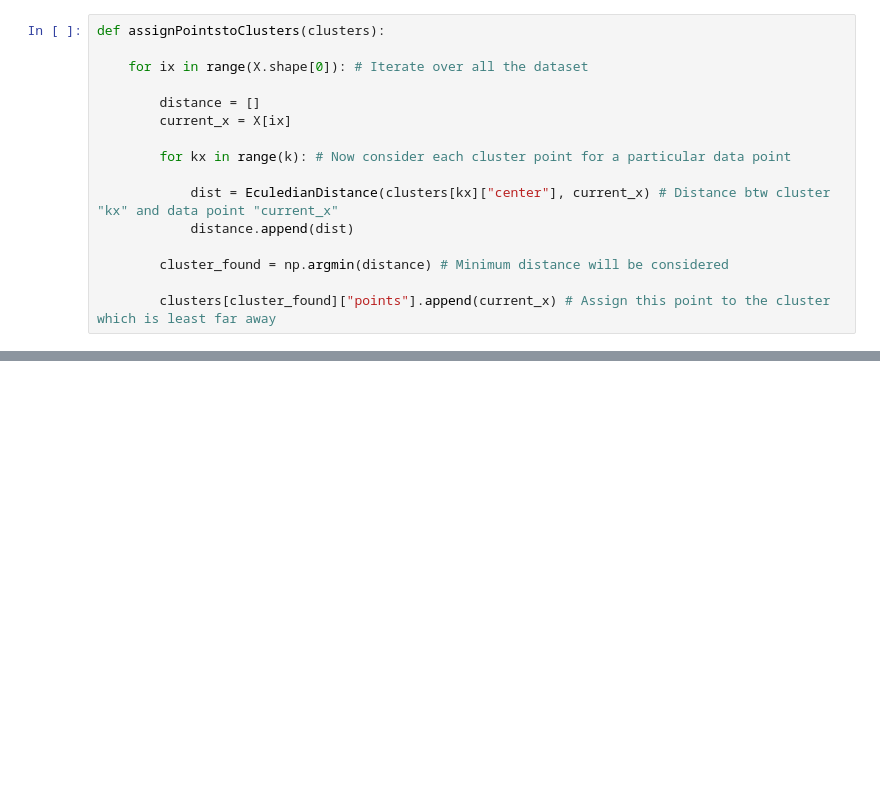
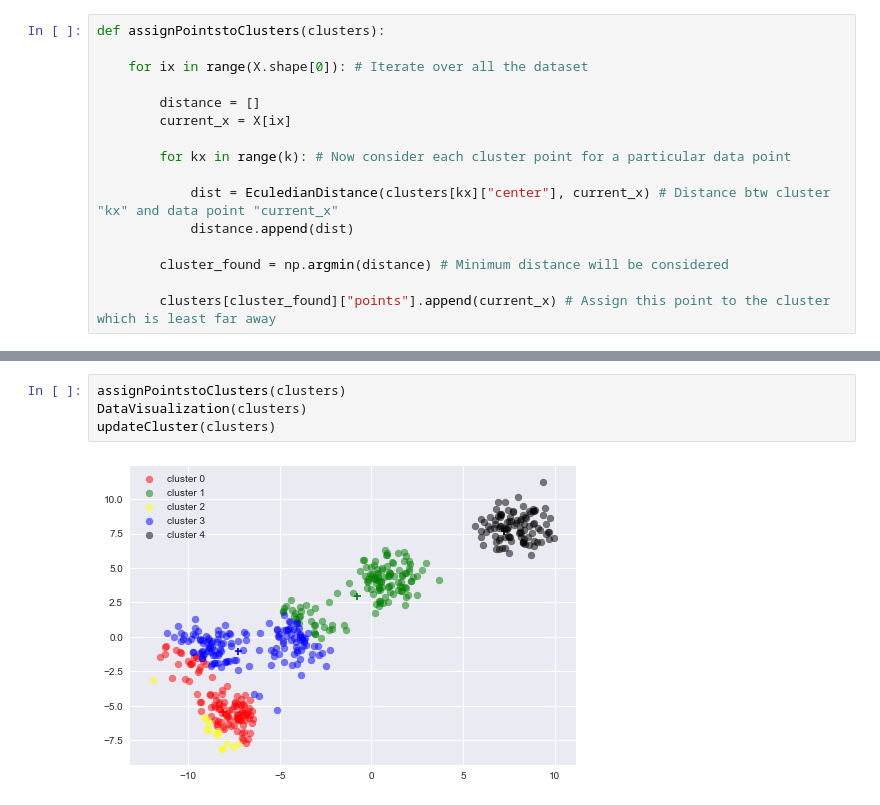
Before and after one commit to ardourApeX/Machine-Learning-Algorithms, a Jupyter notebook: K Means/main.ipynb, the cells around one changed output, grey strips where cells are left out. Cells and saved outputs as stored; diff of their text form; blank space fills up the shorter version.

```diff
--- a/K Means/main.ipynb
+++ b/K Means/main.ipynb
@@ -81,0 +119,6 @@ def assignPointstoClusters(clusters):
+# %%
+assignPointstoClusters(clusters)
+DataVisualization(clusters)
+updateCluster(clusters)
+# %% [output]
+[figure, added]
```
Also changed, not shown: parts of 7 cells of this notebook.
